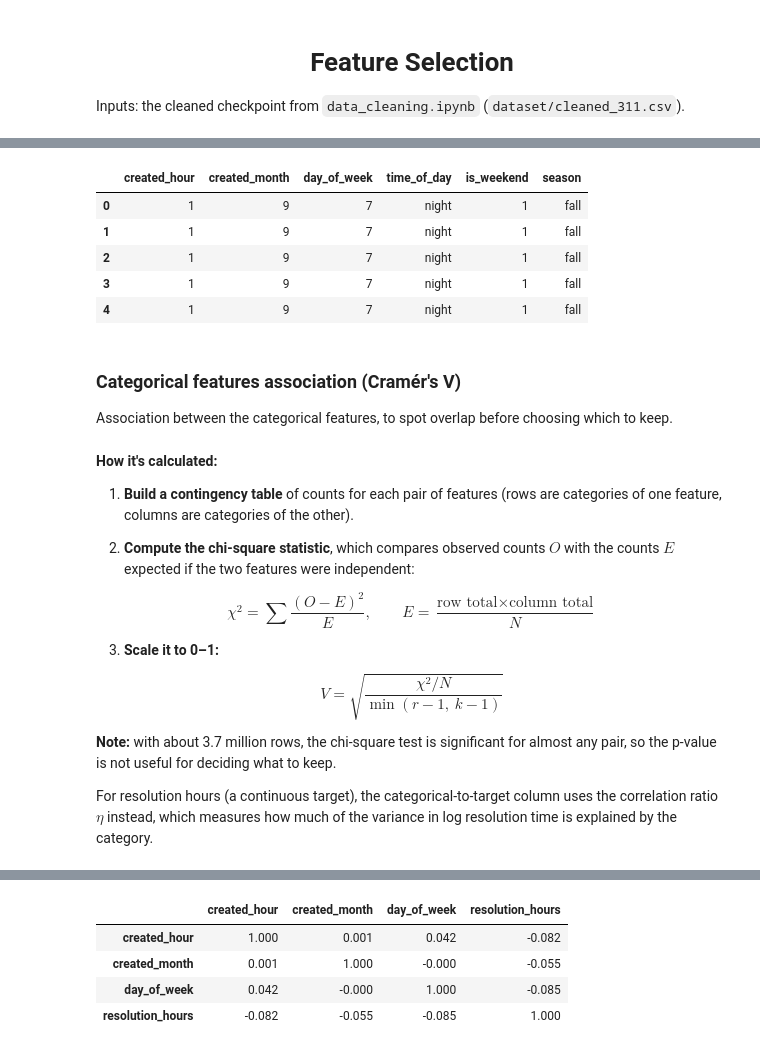
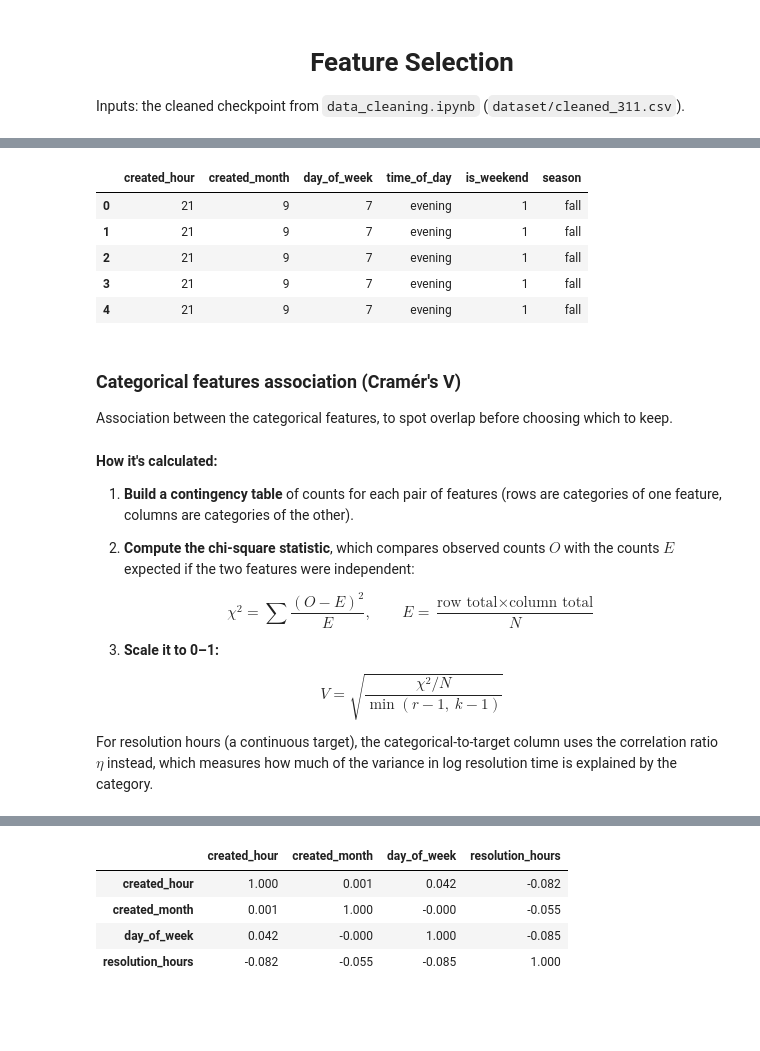
Before and after one commit to ushithila/311-Complaint-Resolution-Speed, a Jupyter notebook: notebooks/feature_selection.ipynb, the cells around one changed output, grey strips where cells are left out. Drawn from its saved outputs; the diff is of its cells as text; code cells hidden in the pictures; blank space fills up the shorter version.

```diff
--- a/notebooks/feature_selection.ipynb
+++ b/notebooks/feature_selection.ipynb
@@ -15,6 +15,7 @@ from scipy.stats import chi2_contingency
 
 df = pd.read_csv('dataset/cleaned_311.csv', low_memory=False)
 df['Created Date'] = pd.to_datetime(df['Created Date'])
+df = df.sort_values('Created Date').reset_index(drop=True)
 print(df.shape)
 df.head()
 # %% [output]
@@ -40,24 +40,23 @@ Derived features:
 # %%
 h = df['Created Date'].dt.hour
 df['created_hour'] = h.where(h > 0, 24)
 df['created_month'] = df['Created Date'].dt.month
 df['day_of_week'] = df['Created Date'].dt.dayofweek + 1
 df['time_of_day'] = pd.cut(h, bins=[-1, 5, 11, 17, 23], labels=['night', 'morning', 'afternoon', 'evening'])
 df['is_weekend'] = (df['day_of_week'] >= 6).astype(int)
 
-season_map = {12: 'winter', 1: 'winter', 2: 'winter', 3: 'spring', 4: 'spring', 5: 'spring',
-              6: 'summer', 7: 'summer', 8: 'summer', 9: 'fall', 10: 'fall', 11: 'fall'}
+season_map = {12: 'winter', 1: 'winter', 2: 'winter', 3: 'spring', 4: 'spring', 5: 'spring', 6: 'summer', 7: 'summer', 8: 'summer', 9: 'fall', 10: 'fall', 11: 'fall'}
 df['season'] = df['created_month'].map(season_map)
 
 df['log_resolution_hours'] = np.log1p(df['resolution_hours'])
 df[['created_hour', 'created_month', 'day_of_week', 'time_of_day', 'is_weekend', 'season']].head()
 # %% [output]
 |  | created_hour | created_month | day_of_week | time_of_day | is_weekend | season |
-| 0 | 1 | 9 | 7 | night | 1 | fall |
-| 1 | 1 | 9 | 7 | night | 1 | fall |
-| 2 | 1 | 9 | 7 | night | 1 | fall |
-| 3 | 1 | 9 | 7 | night | 1 | fall |
-| 4 | 1 | 9 | 7 | night | 1 | fall |
+| 0 | 21 | 9 | 7 | evening | 1 | fall |
+| 1 | 21 | 9 | 7 | evening | 1 | fall |
+| 2 | 21 | 9 | 7 | evening | 1 | fall |
+| 3 | 21 | 9 | 7 | evening | 1 | fall |
+| 4 | 21 | 9 | 7 | evening | 1 | fall |
 # %% [markdown]
 ### Categorical features association (Cramér's V)
 
@@ -76,7 +75,6 @@ $$\chi^2 = \sum \frac{(O - E)^2}{E}, \qquad E = \frac{\text{row total} \times \t
 $$V = \sqrt{\frac{\chi^2 / N}{\min(r - 1,\ k - 1)}}$$
 
 
-**Note:** with about 3.7 million rows, the chi-square test is significant for almost any pair, so the p-value is not useful for deciding what to keep.
 
 For resolution hours (a continuous target), the categorical-to-target column uses the correlation ratio $\eta$ instead, which measures how much of the variance in log resolution time is explained by the category.
 # %%
```
Also changed, not shown: parts of 10 cells of this notebook, 6 other files.
